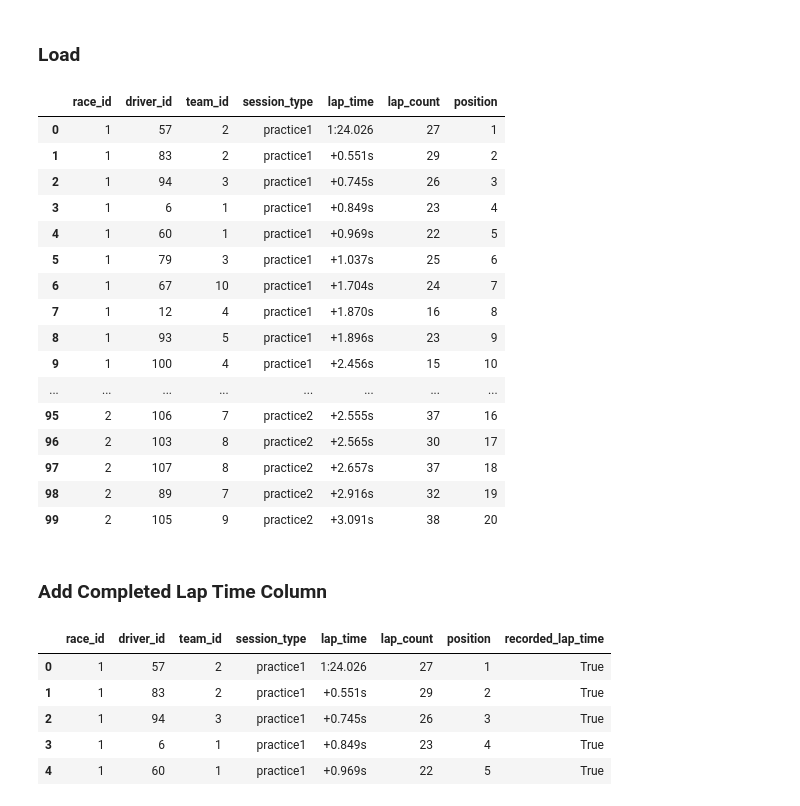
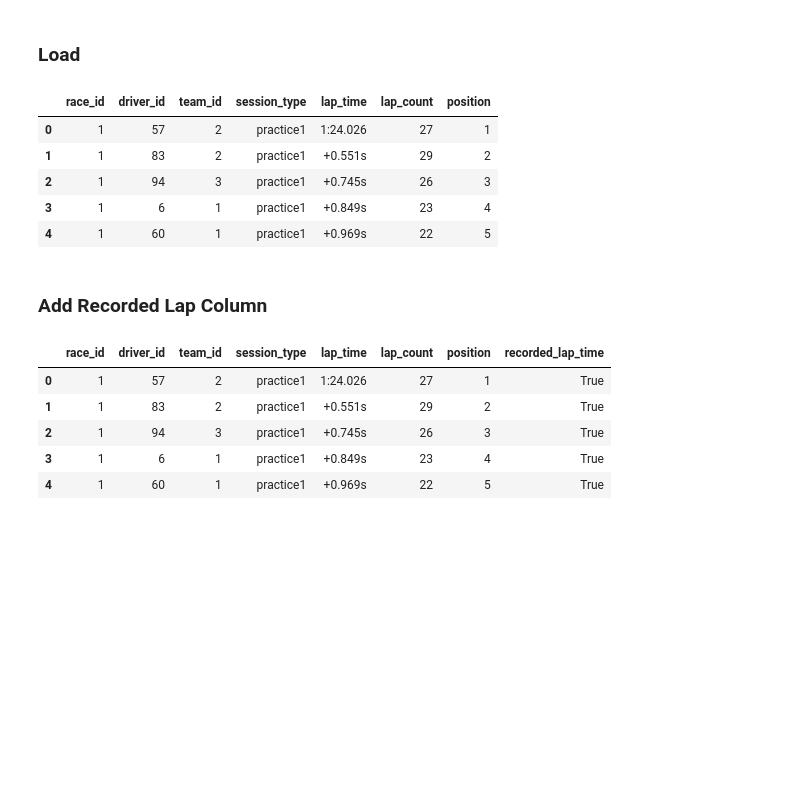
Before and after one commit to JackRWilson/Formula-1-Predictions-Project, a Jupyter notebook: notebooks/data_cleaning.ipynb, the cells around one changed output. Drawn from its saved outputs; the diff is of its cells as text; code cells hidden in the pictures; blank space fills up the shorter version.

Commit message:
Fix practice cleaning

```diff
--- a/notebooks/data_cleaning.ipynb
+++ b/notebooks/data_cleaning.ipynb
@@ -293,27 +293,16 @@ races_2018.to_csv('../data/clean/race_results_clean_2018+.csv', encoding='utf-8'
 # %%
 practices = pd.read_csv('../data/raw/pratice_results_raw.csv')
 # %%
-practices.head(100)
+practices.head()
 # %% [output]
 |  | race_id | driver_id | team_id | session_type | lap_time | lap_count | position |
 | 0 | 1 | 57 | 2 | practice1 | 1:24.026 | 27 | 1 |
 | 1 | 1 | 83 | 2 | practice1 | +0.551s | 29 | 2 |
 | 2 | 1 | 94 | 3 | practice1 | +0.745s | 26 | 3 |
 | 3 | 1 | 6 | 1 | practice1 | +0.849s | 23 | 4 |
 | 4 | 1 | 60 | 1 | practice1 | +0.969s | 22 | 5 |
-| 5 | 1 | 79 | 3 | practice1 | +1.037s | 25 | 6 |
-| 6 | 1 | 67 | 10 | practice1 | +1.704s | 24 | 7 |
-| 7 | 1 | 12 | 4 | practice1 | +1.870s | 16 | 8 |
-| 8 | 1 | 93 | 5 | practice1 | +1.896s | 23 | 9 |
-| 9 | 1 | 100 | 4 | practice1 | +2.456s | 15 | 10 |
-| ... | ... | ... | ... | ... | ... | ... | ... |
-| 95 | 2 | 106 | 7 | practice2 | +2.555s | 37 | 16 |
-| 96 | 2 | 103 | 8 | practice2 | +2.565s | 30 | 17 |
-| 97 | 2 | 107 | 8 | practice2 | +2.657s | 37 | 18 |
-| 98 | 2 | 89 | 7 | practice2 | +2.916s | 32 | 19 |
-| 99 | 2 | 105 | 9 | practice2 | +3.091s | 38 | 20 |
 # %% [markdown]
-### Add Completed Lap Time Column
+### Add Recorded Lap Column
 # %%
 practices['recorded_lap_time'] = practices['lap_time'].notna()
 practices.head()
```
Also changed, not shown: parts of 18 cells of this notebook, 1 other file.
